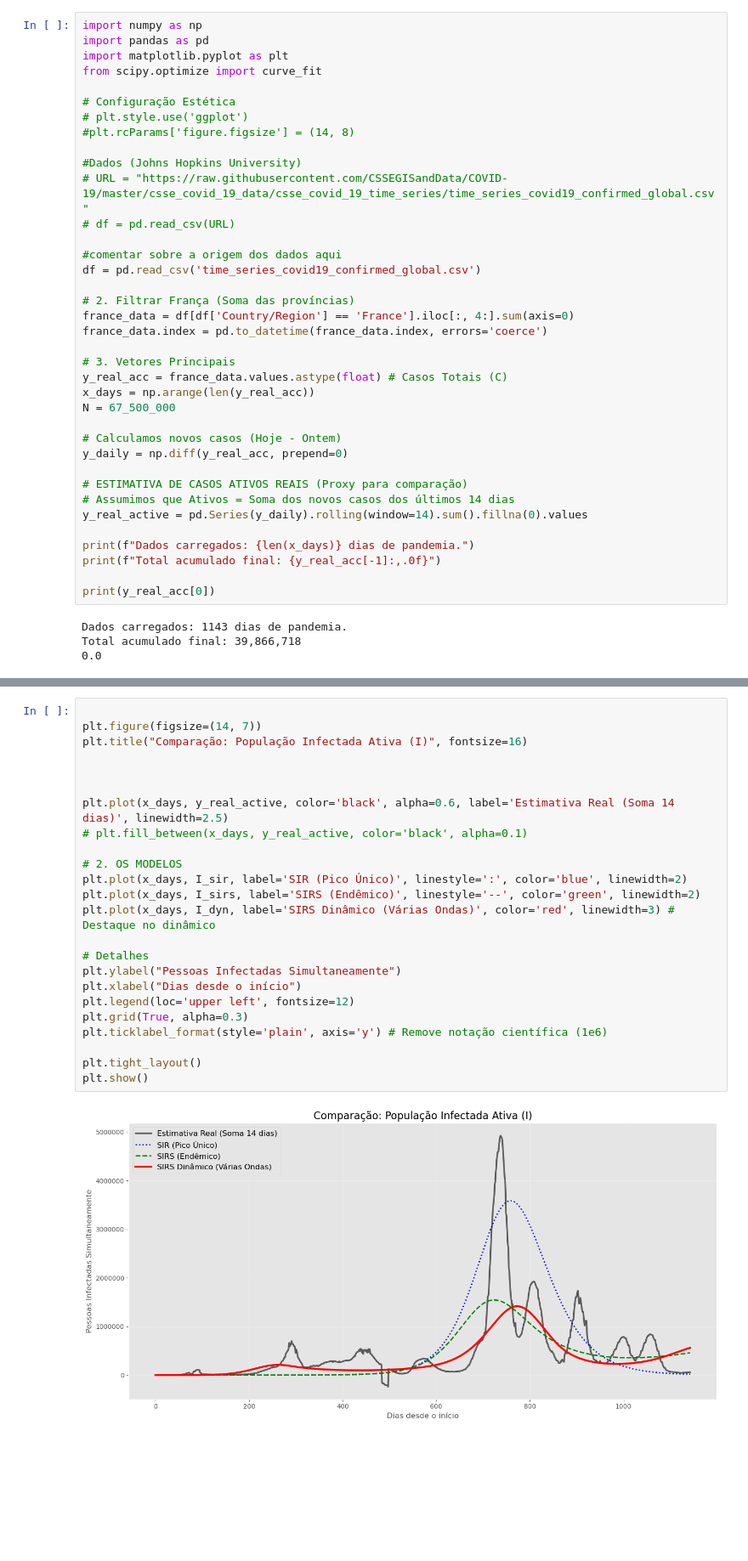
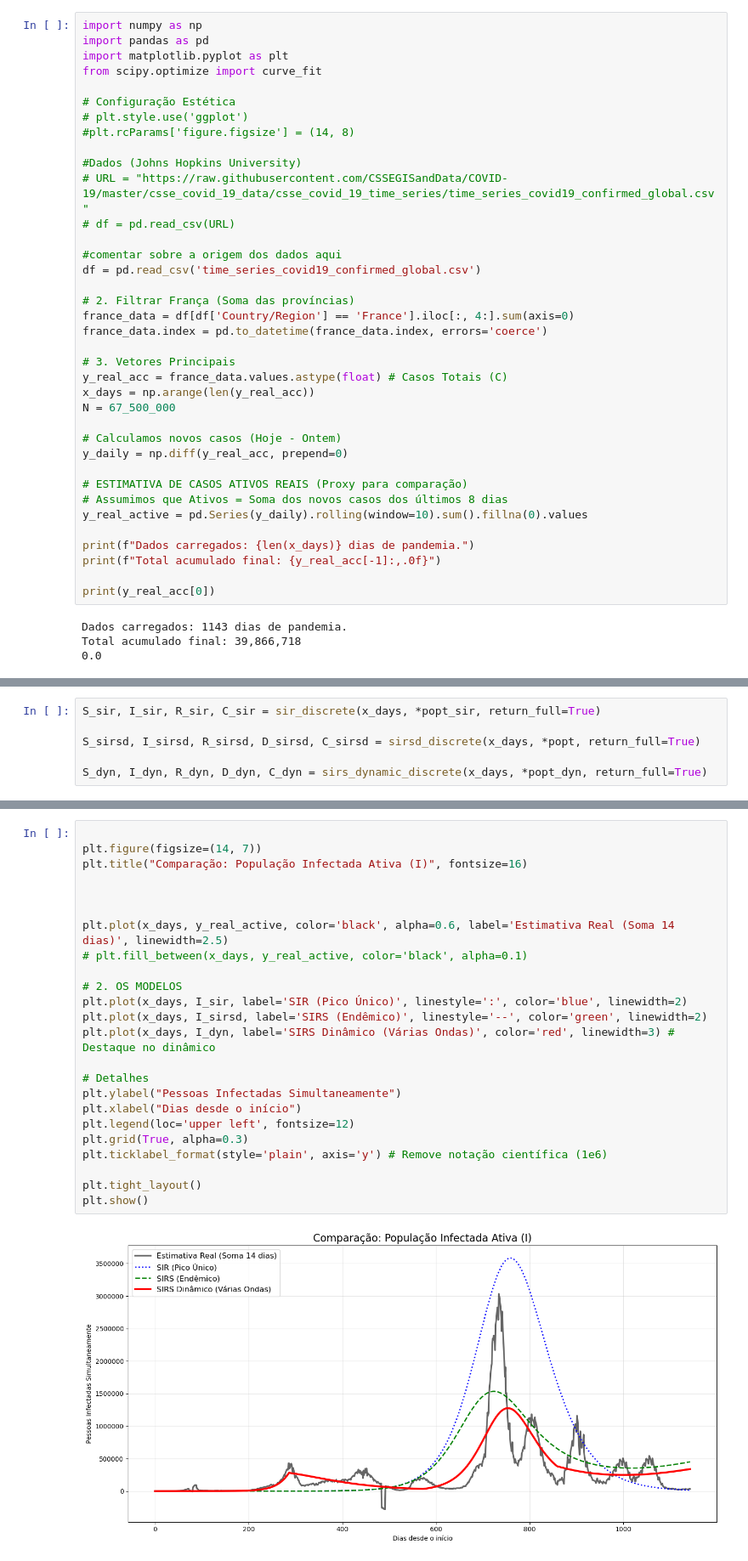
Before and after one commit to pjann42/Informatique-3-Python-Scientifique, a Jupyter notebook: projeto/vv5.ipynb, the cells around one changed output, grey strips where cells are left out. Shown at 85% size. Cells and saved outputs as stored; diff of their text form; blank space fills up the shorter version.

```diff
--- a/projeto/vv5.ipynb
+++ b/projeto/vv5.ipynb
@@ -28,8 +28,8 @@ N = 67_500_000
 y_daily = np.diff(y_real_acc, prepend=0)
 
 # ESTIMATIVA DE CASOS ATIVOS REAIS (Proxy para comparação)
-# Assumimos que Ativos = Soma dos novos casos dos últimos 14 dias
-y_real_active = pd.Series(y_daily).rolling(window=14).sum().fillna(0).values
+# Assumimos que Ativos = Soma dos novos casos dos últimos 8 dias
+y_real_active = pd.Series(y_daily).rolling(window=10).sum().fillna(0).values
 
 print(f"Dados carregados: {len(x_days)} dias de pandemia.")
 print(f"Total acumulado final: {y_real_acc[-1]:,.0f}")
@@ -198,0 +292,6 @@ S_dyn, I_dyn, R_dyn, C_dyn = sirs_dynamic_discrete(x_days, *popt_dyn, return_ful
+# %%
+S_sir, I_sir, R_sir, C_sir = sir_discrete(x_days, *popt_sir, return_full=True)
+
+S_sirsd, I_sirsd, R_sirsd, D_sirsd, C_sirsd = sirsd_discrete(x_days, *popt, return_full=True)
+
+S_dyn, I_dyn, R_dyn, D_dyn, C_dyn = sirs_dynamic_discrete(x_days, *popt_dyn, return_full=True)
@@ -221,29 +404,29 @@ plt.show()
 # %%
 
 plt.figure(figsize=(14, 7))
 plt.title("Comparação: População Infectada Ativa (I)", fontsize=16)
 
 
 
 plt.plot(x_days, y_real_active, color='black', alpha=0.6, label='Estimativa Real (Soma 14 dias)', linewidth=2.5)
 # plt.fill_between(x_days, y_real_active, color='black', alpha=0.1)
 
 # 2. OS MODELOS
 plt.plot(x_days, I_sir, label='SIR (Pico Único)', linestyle=':', color='blue', linewidth=2)
-plt.plot(x_days, I_sirs, label='SIRS (Endêmico)', linestyle='--', color='green', linewidth=2)
+plt.plot(x_days, I_sirsd, label='SIRS (Endêmico)', linestyle='--', color='green', linewidth=2)
 plt.plot(x_days, I_dyn, label='SIRS Dinâmico (Várias Ondas)', color='red', linewidth=3) # Destaque no dinâmico
 
 # Detalhes
 plt.ylabel("Pessoas Infectadas Simultaneamente")
 plt.xlabel("Dias desde o início")
 plt.legend(loc='upper left', fontsize=12)
 plt.grid(True, alpha=0.3)
 plt.ticklabel_format(style='plain', axis='y') # Remove notação científica (1e6)
 
 plt.tight_layout()
 plt.show()
 # %% [output]
-[figure, old version]
+[figure, new version]
 # %%
 def plot_dynamics(model_name, S, I, R, color_i):
     fig, ax1 = plt.subplots(figsize=(14, 5))
```
Also changed, not shown: parts of 7 cells of this notebook.
